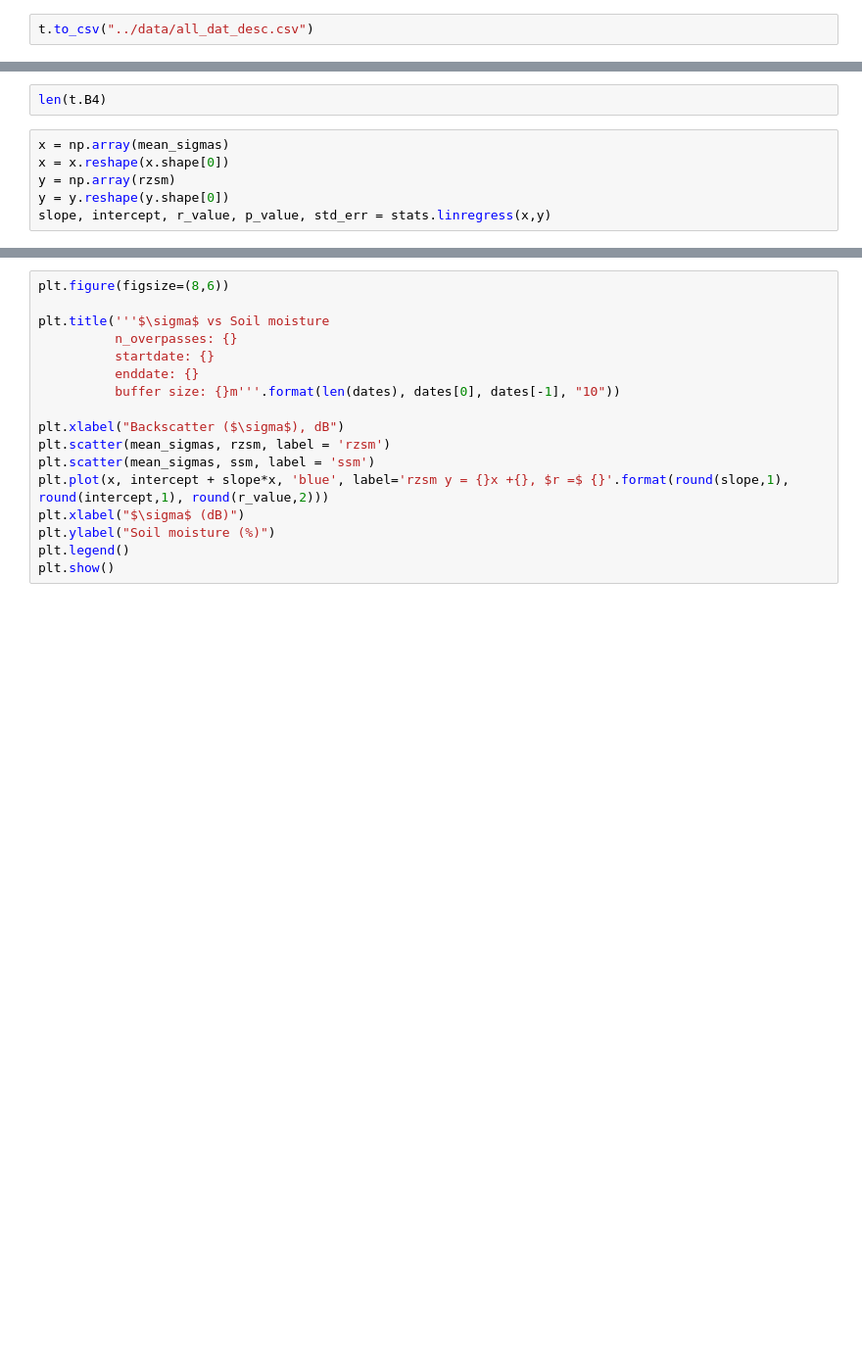
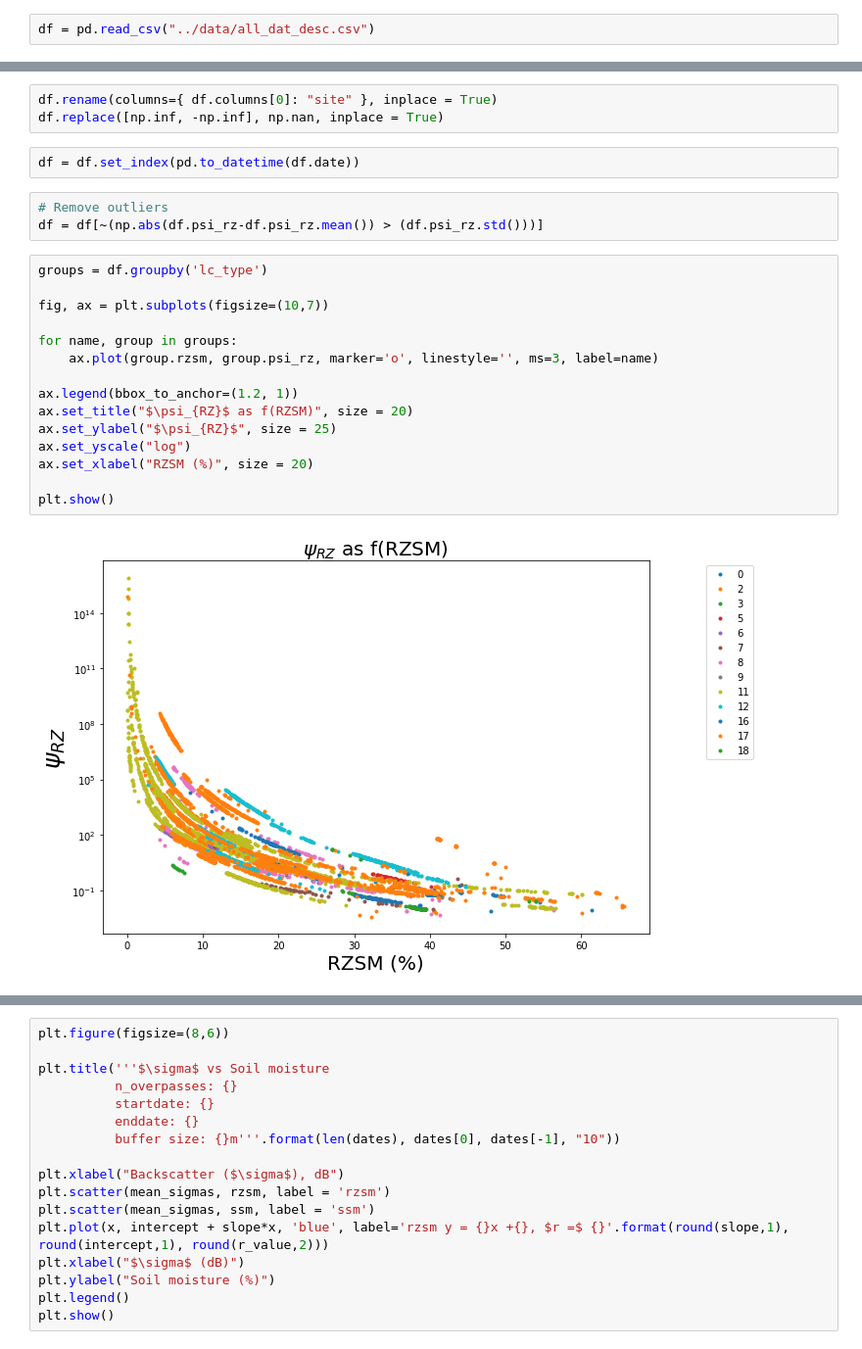
Before and after one commit to kashingtonDC/RZSM, a Jupyter notebook: code/analysis.ipynb, the cells around one changed output, grey strips where cells are left out. Shown: that part at 98% size. Drawn from its saved outputs; the diff is of its cells as text; blank space fills up the shorter version.

Commit message:
data inventory

```diff
--- a/code/analysis.ipynb
+++ b/code/analysis.ipynb
@@ -402,2 +31,2 @@ len(t)
 # %%
-t.to_csv("../data/all_dat_desc.csv")
+df = pd.read_csv("../data/all_dat_desc.csv")
@@ -408,8 +33,25 @@ t
-# %%
-len(t.B4)
-# %%
-x = np.array(mean_sigmas)
-x = x.reshape(x.shape[0])
-y = np.array(rzsm)
-y = y.reshape(y.shape[0])
-slope, intercept, r_value, p_value, std_err = stats.linregress(x,y)
+# %%
+df.rename(columns={ df.columns[0]: "site" }, inplace = True)
+df.replace([np.inf, -np.inf], np.nan, inplace = True)
+# %%
+df = df.set_index(pd.to_datetime(df.date))
+# %%
+# Remove outliers
+df = df[~(np.abs(df.psi_rz-df.psi_rz.mean()) > (df.psi_rz.std()))]
+# %%
+groups = df.groupby('lc_type')
+
+fig, ax = plt.subplots(figsize=(10,7))
+
+for name, group in groups:
+    ax.plot(group.rzsm, group.psi_rz, marker='o', linestyle='', ms=3, label=name)
+
+ax.legend(bbox_to_anchor=(1.2, 1))
+ax.set_title("$\psi_{RZ}$ as f(RZSM)", size = 20)
+ax.set_ylabel("$\psi_{RZ}$", size = 25)
+ax.set_yscale("log")
+ax.set_xlabel("RZSM (%)", size = 20)
+
+plt.show()
+# %% [output]
+[figure, added]
```
Also changed, not shown: parts of 19 cells of this notebook.
